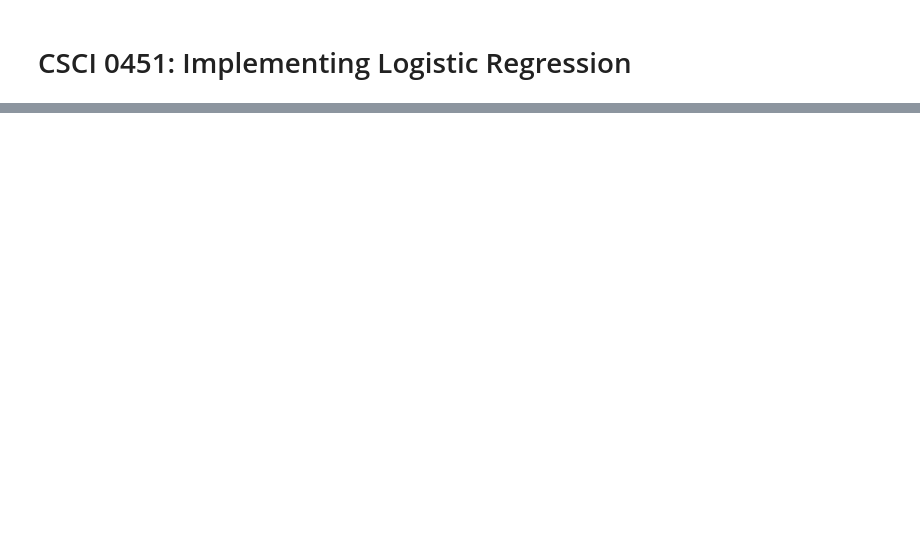
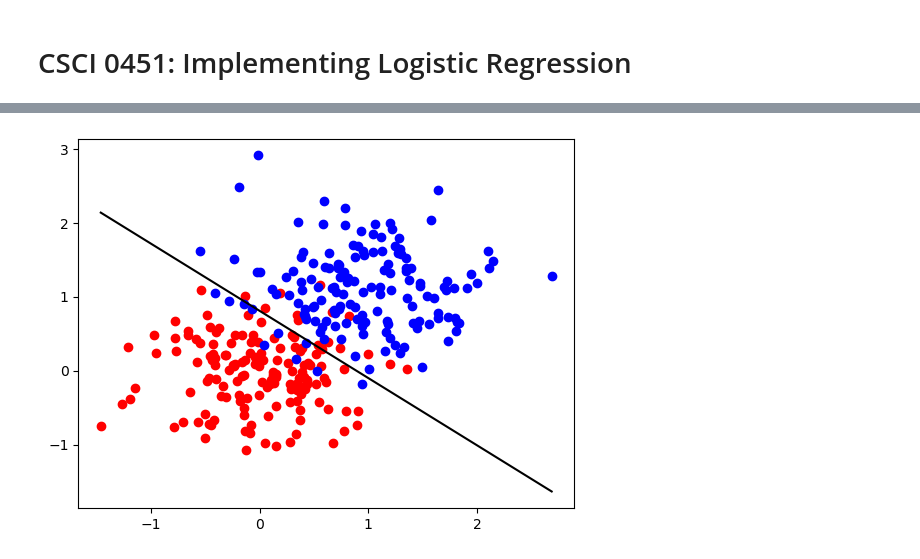
Before and after one commit to jnerenberg/jnerenberg.github.io, a Jupyter notebook: posts/logistic regression/Implementing Logistic Regression.ipynb, the cells around one changed output, grey strips where cells are left out. Cells and saved outputs as stored; diff of their text form; code cells hidden in the pictures; blank space fills up the shorter version.

```diff
--- a/posts/logistic regression/Implementing Logistic Regression.ipynb
+++ b/posts/logistic regression/Implementing Logistic Regression.ipynb
@@ -26,0 +55,29 @@ This post is an exploration of the Palmer Penguins dataset. The dataset contains
+# %%
+
+import torch.nn as nn
+
+# Get the number of features
+input_dim = X.shape[1]
+
+# Initialize the Logistic Regression model and the optimizer
+LR = LogisticRegression(input_dim)  # Assuming binary classification
+learning_rate = 0.01
+opt = GradientDescentOptimizer(LR, learning_rate)
+
+# Define the loss function
+loss_function = nn.BCELoss()
+
+for _ in range(100):
+    # Compute the loss
+    y_pred = LR(X)
+    y = y.view(y_pred.shape)  # Reshape y to match y_pred
+    loss = loss_function(y_pred, y)
+
+    # Compute the gradients
+    loss.backward()
+
+    # Update the model parameters
+    opt.step()
+
+    # Zero the gradients
+    LR.zero_grad()
@@ -26,0 +88,15 @@ This post is an exploration of the Palmer Penguins dataset. The dataset contains
+# %%
+# Flatten y to a 1D tensor
+y_flat = y.flatten()
+
+# Plot the decision boundary
+x1 = np.linspace(X[:, 0].min(), X[:, 0].max(), 100)
+weights = LR.linear.weight.detach().numpy()  # Convert the weights to a numpy array
+x2 = -(weights[0][0] * x1 + weights[0][2]) / weights[0][1]
+
+plt.plot(x1, x2, color = 'black')
+plt.scatter(X[y_flat == 0][:, 0], X[y_flat == 0][:, 1], color = 'red')
+plt.scatter(X[y_flat == 1][:, 0], X[y_flat == 1][:, 1], color = 'blue')
+plt.show()
+# %% [output]
+[figure, added]
```
Also changed, not shown: parts of 19 cells of this notebook, 8 other files.
